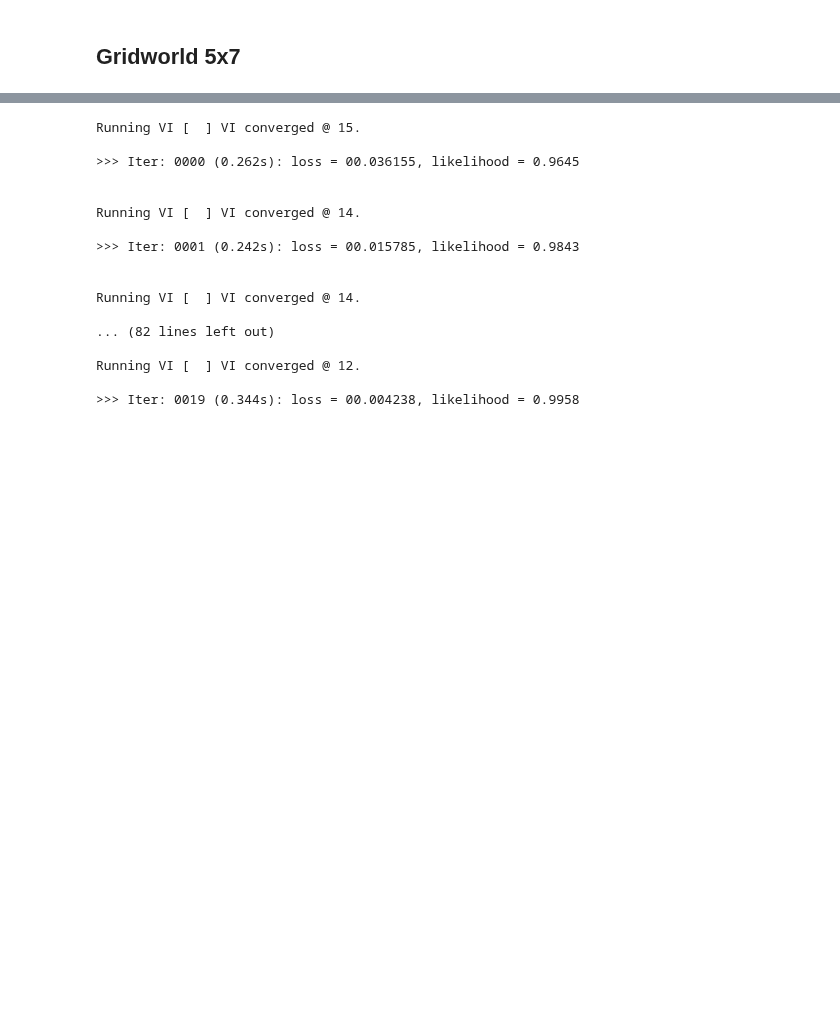
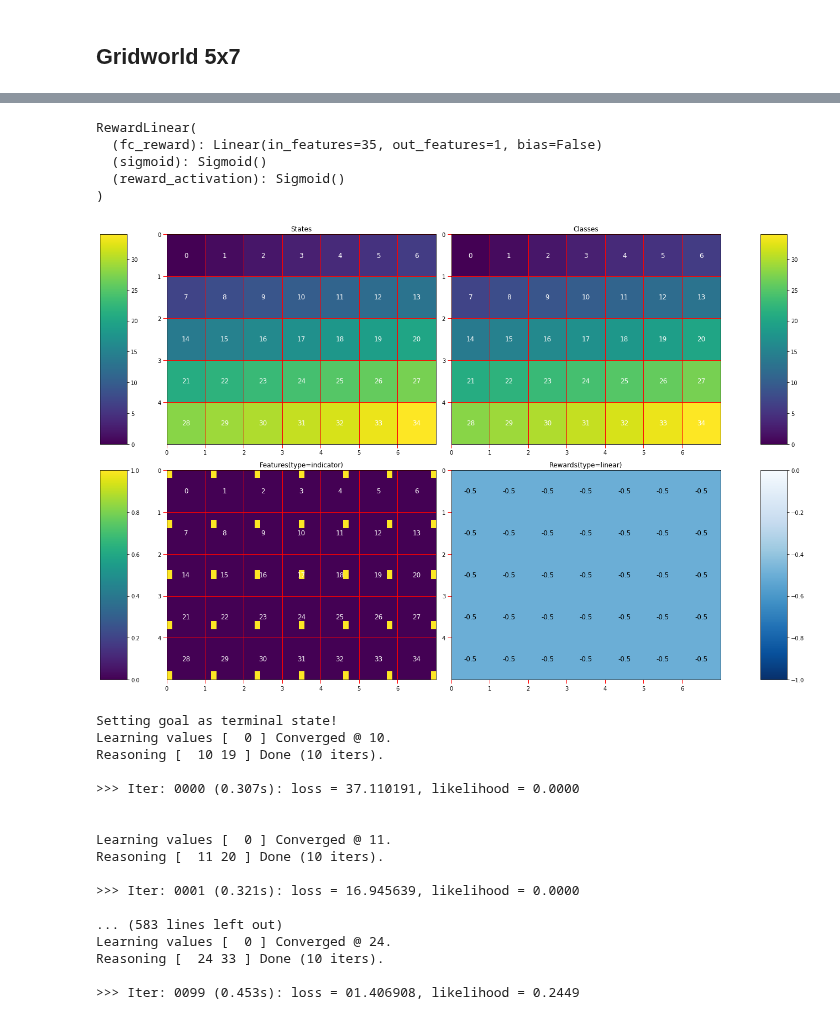
Before and after one commit to yrevar/InverseRL, a Jupyter notebook: mlirl_gridworld_5x7.ipynb, the cells around one changed output, grey strips where cells are left out. Cells and saved outputs as stored; diff of their text form; code cells hidden in the pictures; blank space fills up the shorter version.

```diff
--- a/mlirl_gridworld_5x7.ipynb
+++ b/mlirl_gridworld_5x7.ipynb
@@ -93,23 +46,52 @@ RewardLinear(
+# %%
+PHI = torch.FloatTensor(S.features(key="indicator"))
+
+r_model_linear = RewardLinear(PHI[0].numpy().shape[0], lr=0.2, weight_decay=0.)
+r_model_linear.init_const(0)
+print(r_model_linear)
+preprocess_fn = lambda x: torch.FloatTensor(x)
+postprocess_fn = lambda x: x.squeeze()
+
+S.attach_reward_spec(
+    NvMDP.reward.RewardStateFeatureModel(
+        r_model = r_model_linear,
+        preprocess_fn=preprocess_fn,
+        key="linear", feature_key="indicator")
+)
+
+plot_irl_world(S, [], r_key="linear", phi_key="indicator", v_range=[None, None, None, (0,-1)])
+# %% [output]
+RewardLinear(
+  (fc_reward): Linear(in_features=35, out_features=1, bias=False)
+  (sigmoid): Sigmoid()
+  (reward_activation): Sigmoid()
+)
+[figure, added]
 # %%
 # # T.ACTIONS: ['U', 'D', 'L', 'R']
 # Sk = S.at_loc((2,2))
 # Ak = "U"
-S.at_loc((2,6)).set_terminal_status(True)
+boltzmann_temp = 0.05
+goal = S.at_loc((2,6))
 log_likelihoods_history = []
+s_lst_lst = [[(2,0), (2,1), (1,1), (1,2), (1,3), (1,4), (1,5), (2,5), (2,6)],
+            [(2,0), (2,1), (3,1), (3,2), (3,3), (3,4), (3,5), (2,5), (2,6)]]
+a_lst_lst = [T.loc_lst_to_a_lst(s_lst) for s_lst in s_lst_lst]
 
-for _iter in range(20):
+for _iter in range(100):
     _iter_start_time = time.time()
-    R_model.zero_grad()
+    r_model_linear.zero_grad()
 
-    VI = Plan.ValueIteration(S, R_model(PHI), T, verbose=True, log_pi=False, gamma=0.99)
-#     log_Pi, V, Q, iterno = VI.run(100, lambda q: Policy.Greedy(q),
-#                                   verbose=True, debug=False, eps=1e-6)
-    Pi, V, Q, iterno = VI.run(100, lambda q: Policy.Boltzmann(q, boltzmann_temp=.1),
-                                  verbose=True, debug=False, eps=1e-6)
+    VI = Plan.ValueIteration(S, r_model_linear(PHI), T, verbose=True, log_pi=False, gamma=0.95, goal=goal)
+    Pi, V, Q, iterno, v_delta_max, _ = VI.run(100, lambda q: Policy.Boltzmann(q, boltzmann_temp=boltzmann_temp),
+                                           verbose=True, debug=False, eps=1e-4, ret_vals=True)
     values = V.detach().numpy().round(2)
     loss = 0
-    for i in range(6):
-        loss += -torch.log(Pi[VI.get_tbl_idxs(S.at_loc((2,0+i)), "R")])
+    for k in range(len(s_lst_lst)):
+        for i in range(len(s_lst_lst[k])-1):
+            loss += -torch.log(VI.Pi[VI.get_tbl_idxs(S.at_loc(s_lst_lst[k][i]), a_lst_lst[k][i])])
+#     for i in range(6):
+#         loss += -torch.log(Pi[VI.get_tbl_idxs(S.at_loc((2,0+i)), "R")])
 #         print(Pi[VI.get_tbl_idxs(S.at_loc((2,1+i)), "R")], loss)
 
     ll = np.exp(-loss.detach().item())
@@ -118,24 +100,24 @@ for _iter in range(20):
     print("\n>>> Iter: {:04d} ({:03.3f}s): loss = {:09.6f}, likelihood = {:02.4f}\n\n".format(
                     _iter, time.time()-_iter_start_time, loss, ll))
     loss.backward()
-    R_model.step()
-    # print(torch.sum(R_model.fc1.weight.grad))
-#     print(torch.sum(R_model.w.weight.grad))
+    r_model_linear.step()
+    # print(torch.sum(r_model_linear.fc1.weight.grad))
+#     print(torch.sum(r_model_linear.w.weight.grad))
 # %% [output]
-Running VI [  ] VI converged @ 15.
+Setting goal as terminal state!
+Learning values [  0 ] Converged @ 10.
+Reasoning [  10 19 ] Done (10 iters).
 
->>> Iter: 0000 (0.262s): loss = 00.036155, likelihood = 0.9645
+>>> Iter: 0000 (0.307s): loss = 37.110191, likelihood = 0.0000
 
 
-Running VI [  ] VI converged @ 14.
+Learning values [  0 ] Converged @ 11.
+Reasoning [  11 20 ] Done (10 iters).
 
->>> Iter: 0001 (0.242s): loss = 00.015785, likelihood = 0.9843
+>>> Iter: 0001 (0.321s): loss = 16.945639, likelihood = 0.0000
 
+... (583 lines left out)
+Learning values [  0 ] Converged @ 24.
+Reasoning [  24 33 ] Done (10 iters).
 
-Running VI [  ] VI converged @ 14.
-
-... (82 lines left out)
-
-Running VI [  ] VI converged @ 12.
-
->>> Iter: 0019 (0.344s): loss = 00.004238, likelihood = 0.9958
+>>> Iter: 0099 (0.453s): loss = 01.406908, likelihood = 0.2449
```
Also changed, not shown: parts of 6 cells of this notebook, 4 other files.
